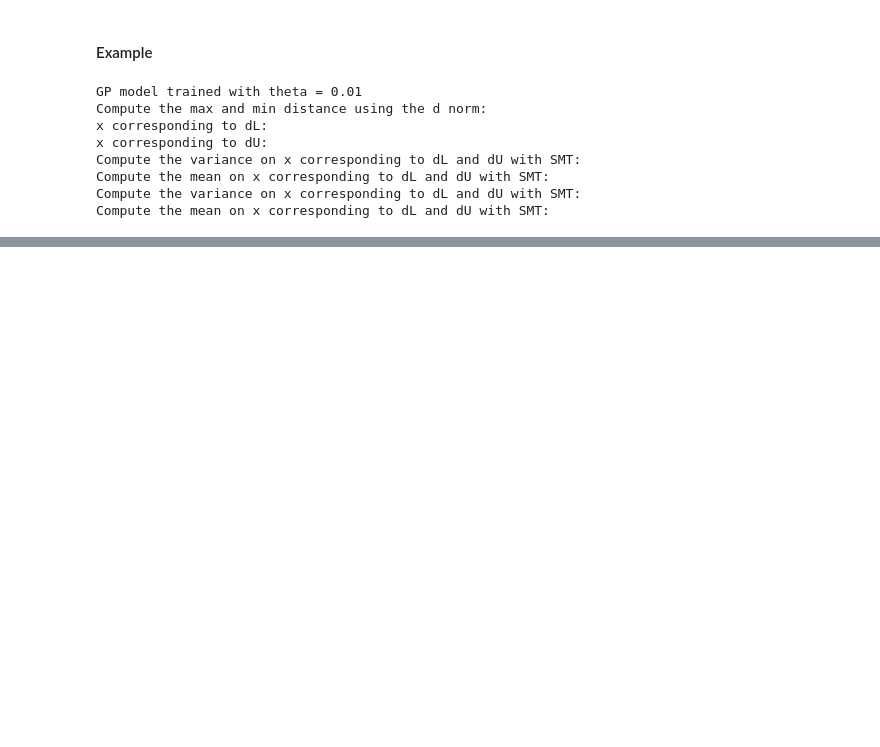
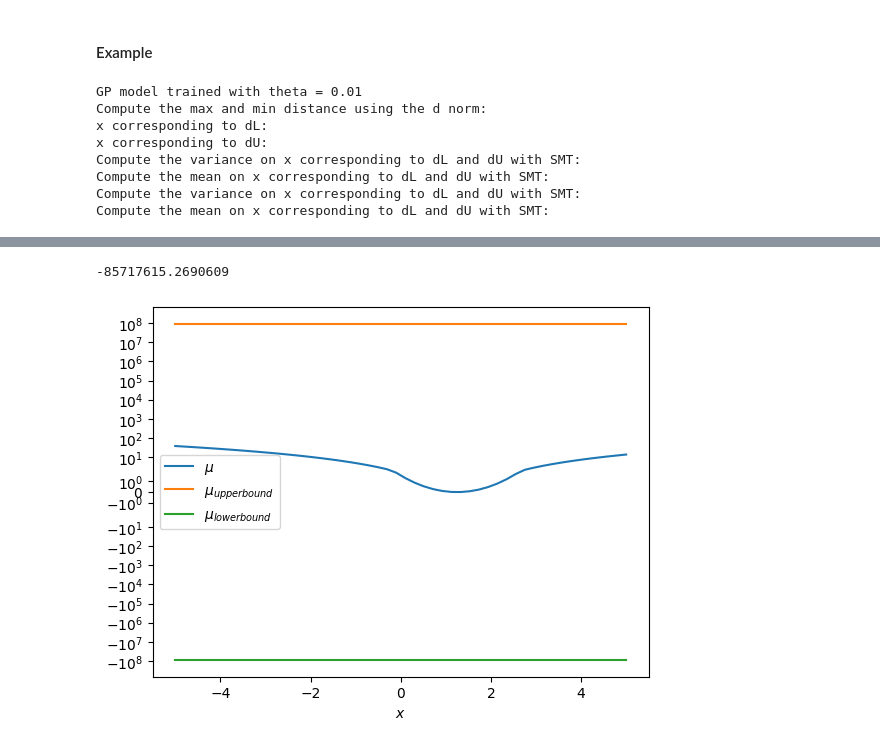
Before and after one commit to llnl/hiop, a Jupyter notebook: src/Drivers/hiopbbpy/BODemoNLP-Tucker.ipynb, the cells around one changed output, grey strips where cells are left out. Cells and saved outputs as stored; diff of their text form; code cells hidden in the pictures; blank space fills up the shorter version.

```diff
--- a/src/Drivers/hiopbbpy/BODemoNLP-Tucker.ipynb
+++ b/src/Drivers/hiopbbpy/BODemoNLP-Tucker.ipynb
@@ -113,13 +116,14 @@ base.sync_from_smt()              # fills kernel_spec/p, theta, Xc, offsets, bet
 base.BnB_LBmethod = None          # if "IPOPT", sigma2_L will be 0 in your current code
 
 # Pick a box to test (use full domain here; swap l/u to any node box you want)
-l = xlimits[:, 0].astype(float)
-u = xlimits[:, 1].astype(float)
+l = problem.xlimits[:, 0].astype(float)
+u = problem.xlimits[:, 1].astype(float)
 
 # 1) Bounds from your base class
 kL, kU         = base.ker_bounds(l, u)       # per-point kernel bounds vs each training sample
 mu_L, mu_U     = base.mu_bounds(kL, kU)      # scalar μ bounds on the box
 s2_L, s2_U     = base.sigma2_bounds(kL, kU)  # scalar σ² bounds on the box
+
 
 print("\n--- BnB base bounds on box ---")
 print(f"mu_L={mu_L:.9f}, mu_U={mu_U:.9f}")
@@ -133,13 +137,22 @@ print(f"LCB node bounds:  L={LCB_L:.9f}   U={LCB_U:.9f}")
 
 # 3) (Optional) Quick SMT sanity on a few points INSIDE the same box
 #    (purely for reference; still using SMT’s own predict_* functions)
-P = np.vstack([
+if nx == 1:
+    P = np.vstack([
     l,
     u,
     0.5*(l+u),
-    np.array([l[0], u[1]]),
-    np.array([u[0], l[1]]),
-])
+    np.array([l[0]]),
+    np.array([u[0]]),
+    ])
+elif nx == 2:
+    P = np.vstack([
+       l,
+       u,
+       0.5*(l+u),
+       np.array([l[0], u[1]]),
+       np.array([u[0], l[1]]),
+    ])
 mu_smt  = sm.predict_values(P).ravel()
 var_smt = sm.predict_variances(P).ravel()
 print("\n--- SMT reference on corners/center ---")
@@ -318,0 +225,17 @@ RuntimeError: EI maximization failed
+# %%
+mu_L
+# %% [output]
+-85717615.2690609
+# %%
+X = np.linspace(l, u)
+muX = gp_model.mean(X).flatten()
+import matplotlib.pyplot as plt
+plt.plot(X, muX, label=r'$\mu$')
+plt.plot(X, mu_U * np.ones(len(X)), label=r'$\mu_{upper bound}$')
+plt.plot(X, mu_L * np.ones(len(X)), label=r'$\mu_{lower bound}$')
+plt.yscale('symlog')
+plt.xlabel(r'$x$')
+plt.legend()
+plt.show()
+# %% [output]
+[figure, added]
```
Also changed, not shown: parts of 5 cells of this notebook, 1 other file.
